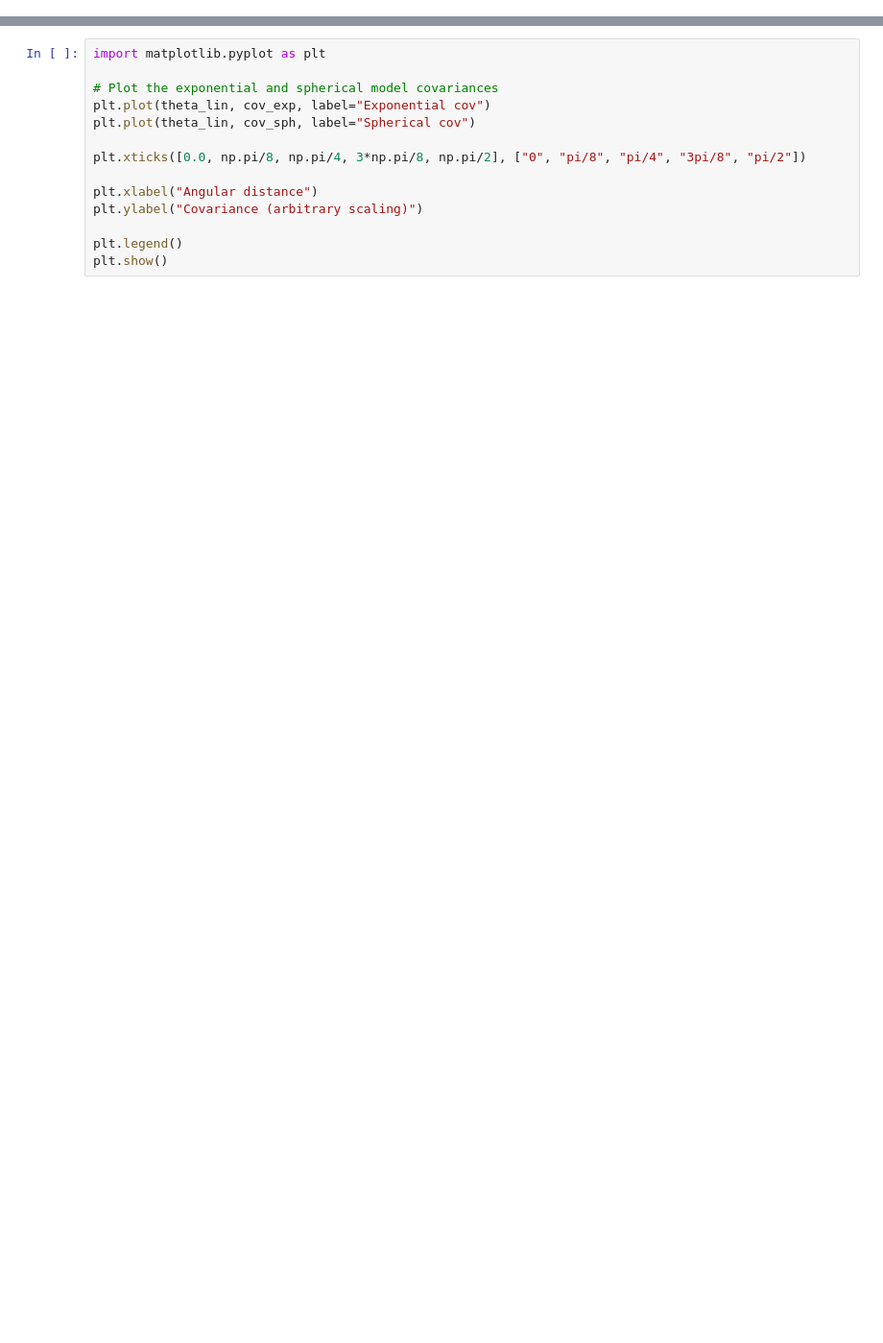
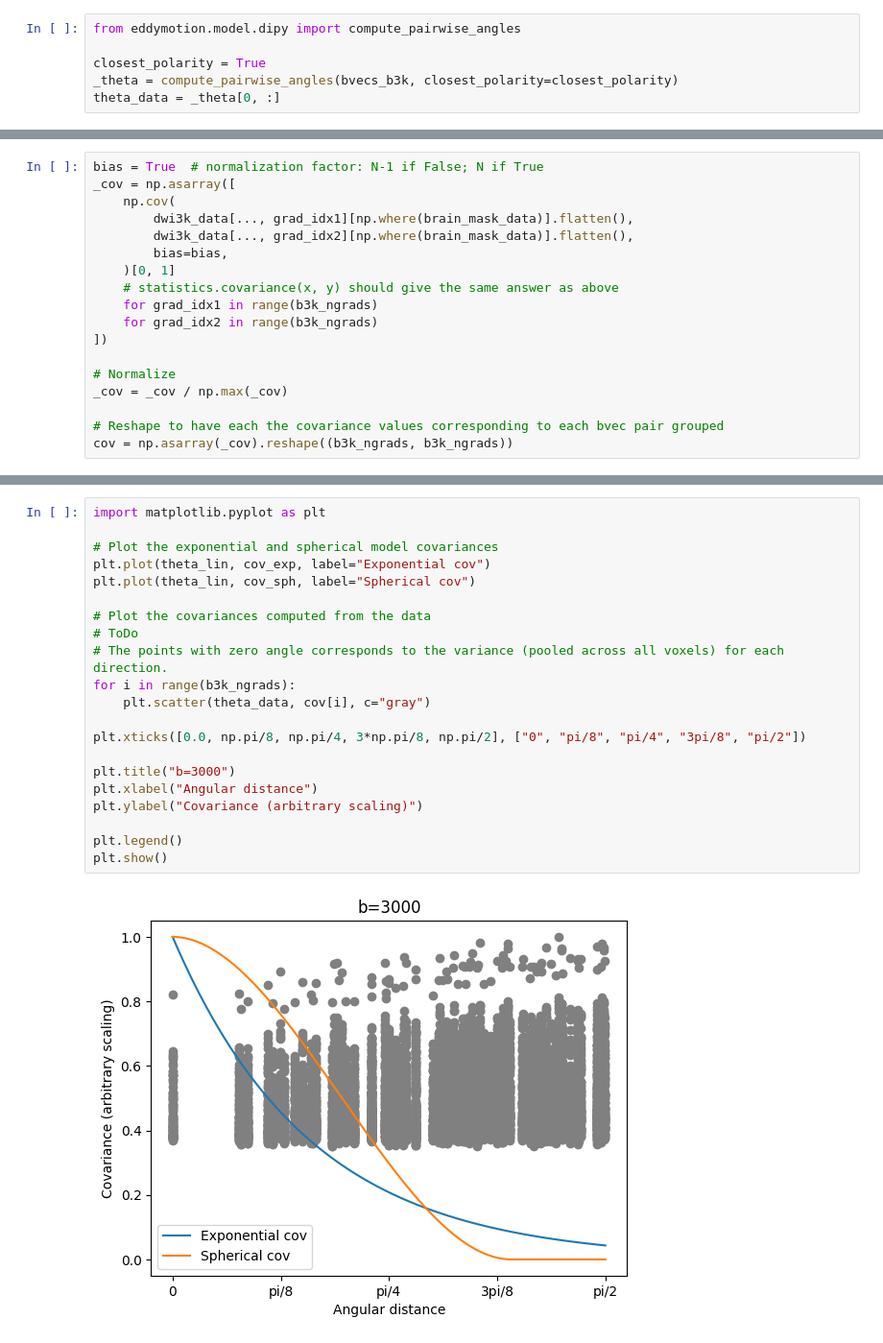
Before and after one commit to nipreps/eddymotion, a Jupyter notebook: docs/notebooks/dmri_covariance.ipynb, the cells around one changed output, grey strips where cells are left out. Shown at 96% size. Drawn from its saved outputs; the diff is of its cells as text; blank space fills up the shorter version.

Commit message:
ENH: Add observed covariance from HCP data to cov notebook
Add observed covariance from HCP data to the notebook demonstrating the
covariance functions.

```diff
--- a/docs/notebooks/dmri_covariance.ipynb
+++ b/docs/notebooks/dmri_covariance.ipynb
@@ -2,0 +40,6 @@ Plot the exponential and spherical covariance models.
+# %%
+from eddymotion.model.dipy import compute_pairwise_angles
+
+closest_polarity = True
+_theta = compute_pairwise_angles(bvecs_b3k, closest_polarity=closest_polarity)
+theta_data = _theta[0, :]
@@ -3 +48,19 @@ Plot the exponential and spherical covariance models.
+# %%
+bias = True  # normalization factor: N-1 if False; N if True
+_cov = np.asarray([
+    np.cov(
+        dwi3k_data[..., grad_idx1][np.where(brain_mask_data)].flatten(),
+        dwi3k_data[..., grad_idx2][np.where(brain_mask_data)].flatten(),
+        bias=bias,
+    )[0, 1]
+    # statistics.covariance(x, y) should give the same answer as above
+    for grad_idx1 in range(b3k_ngrads)
+    for grad_idx2 in range(b3k_ngrads)
+])
+
+# Normalize
+_cov = _cov / np.max(_cov)
+
+# Reshape to have each the covariance values corresponding to each bvec pair grouped
+cov = np.asarray(_cov).reshape((b3k_ngrads, b3k_ngrads))
 # %% [markdown]
@@ -22,14 +85,23 @@ Plot the exponential and spherical covariance functions.
 # %%
 import matplotlib.pyplot as plt
 
 # Plot the exponential and spherical model covariances
 plt.plot(theta_lin, cov_exp, label="Exponential cov")
 plt.plot(theta_lin, cov_sph, label="Spherical cov")
 
+# Plot the covariances computed from the data
+# ToDo
+# The points with zero angle corresponds to the variance (pooled across all voxels) for each direction.
+for i in range(b3k_ngrads):
+    plt.scatter(theta_data, cov[i], c="gray")
+
 plt.xticks([0.0, np.pi/8, np.pi/4, 3*np.pi/8, np.pi/2], ["0", "pi/8", "pi/4", "3pi/8", "pi/2"])
 
+plt.title("b=3000")
 plt.xlabel("Angular distance")
 plt.ylabel("Covariance (arbitrary scaling)")
 
 plt.legend()
 plt.show()
+# %% [output]
+[figure, added]
```
Also changed, not shown: parts of 8 cells of this notebook.
